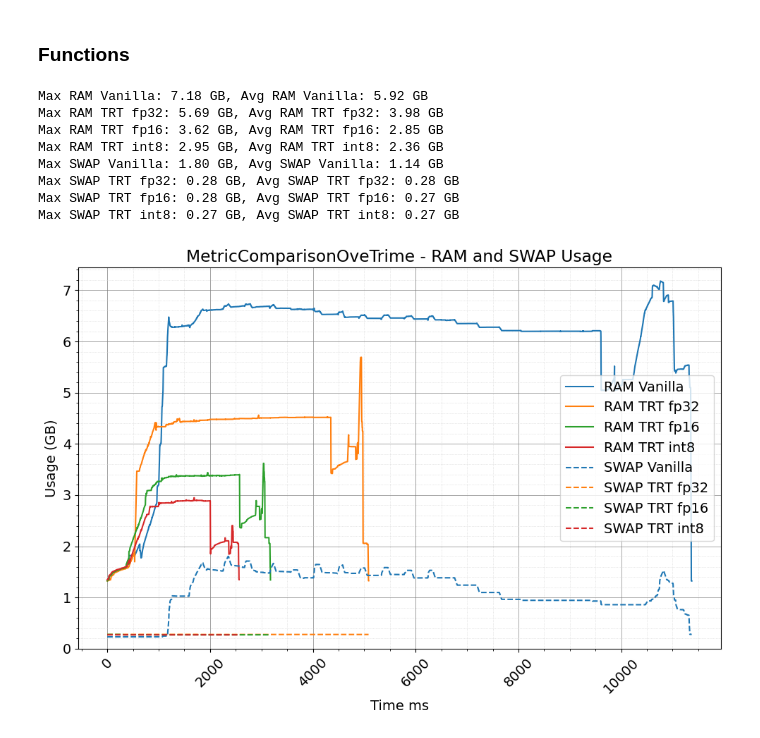
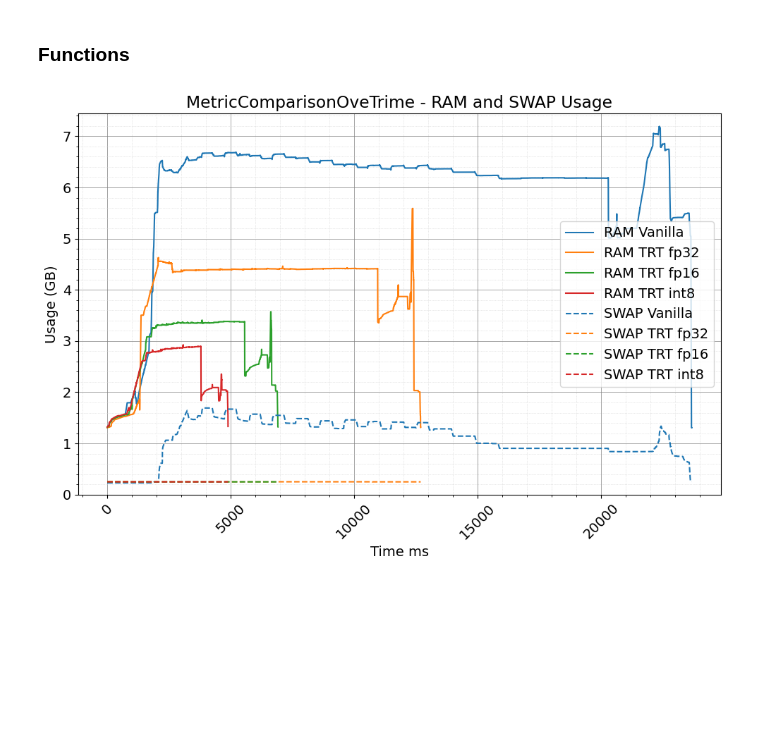
Before and after one commit to Juanx65/ArtTRT, a Jupyter notebook: post_processing/plot_memory_from_tegrastats_logs.ipynb, the cells around one changed output. Drawn from its saved outputs; the diff is of its cells as text; code cells hidden in the pictures; blank space fills up the shorter version.

Commit message:
plotter for memory update

```diff
--- a/post_processing/plot_memory_from_tegrastats_logs.ipynb
+++ b/post_processing/plot_memory_from_tegrastats_logs.ipynb
@@ -66,18 +66,13 @@ def read_data(file_path):
                 time_ms += 1 # estamos probando tegrastats a una taza de sampleo de 1 ms
     return data
 # %%
-def plot_data(metrics, labels, title):
+def plot_memory_one_run_compare(metrics, labels, title):
     # Extraer maxRAM y maxSWAP de los datos (asumiendo que son constantes)
     maxRAM = metrics[0]['maxRAM'] / 1024  # Convertir de MB a GB
     maxSWAP = metrics[0]['maxSWAP'] / 1024  # Convertir de MB a GB
 
-    # Configurar parámetros de la fuente
     plt.rcParams.update({'font.size': 14})
-
-    # Crear figura y ejes
     plt.figure(figsize=(10, 7)).tight_layout()
-
-    # Colores específicos para cada etiqueta
     color_dict = {'Vanilla':'tab:blue', 'TRT fp32':'tab:orange', 'TRT fp16':'tab:green', 'TRT int8':'tab:red'}  # Añadir más etiquetas si es necesario
 
     # Graficar RAM
@@ -88,7 +83,7 @@ def plot_data(metrics, labels, title):
         max_ram = max(ram_in_gb)
         avg_ram = sum(ram_in_gb) / len(ram_in_gb)
 
-        print(f'Max RAM {label}: {max_ram:.2f} GB, Avg RAM {label}: {avg_ram:.2f} GB')
+        #print(f'Max RAM {label}: {max_ram:.2f} GB, Avg RAM {label}: {avg_ram:.2f} GB')
 
     # Graficar SWAP
     for index, (metric, label) in enumerate(zip(metrics, labels)):
@@ -98,13 +93,14 @@ def plot_data(metrics, labels, title):
         max_swap = max(swap_in_gb)
         avg_swap = sum(swap_in_gb) / len(swap_in_gb)
 
-        print(f'Max SWAP {label}: {max_swap:.2f} GB, Avg SWAP {label}: {avg_swap:.2f} GB')
+        #print(f'Max SWAP {label}: {max_swap:.2f} GB, Avg SWAP {label}: {avg_swap:.2f} GB')
 
     # Configurar título y etiquetas
+
     plt.title(f'{title} - RAM and SWAP Usage')
     plt.xlabel('Time ms')
     plt.ylabel('Usage (GB)')
-    plt.ylim(0, max(maxRAM, maxSWAP / 1024))  # Asegurar que el eje Y sea adecuado para ambas series
+    plt.ylim(0, max(maxRAM, maxSWAP))  # Asegurar que el eje Y sea adecuado para ambas series
     plt.legend()
     plt.grid(True)
     plt.grid(which='major', linestyle='-', linewidth='0.5', color='grey')  # Ajusta la grilla principal
@@ -118,25 +252,22 @@ def plot_data(metrics, labels, title):
 # %%
 # Leer datos de cada optimización
-data_vanilla =  read_data('../outputs/tegrastats_log/tegrastats_log_orin_nano/vanilla_resnet152_bs_256_PM0.txt')
-data_trt_fp32 = read_data('../outputs/tegrastats_log/tegrastats_log_orin_nano/fp32_resnet152_bs_256_PM0.txt')
-data_trt_fp16 = read_data('../outputs/tegrastats_log/tegrastats_log_orin_nano/fp16_resnet152_bs_256_PM0.txt')
-data_trt_int8 = read_data('../outputs/tegrastats_log/tegrastats_log_orin_nano/int8_resnet152_bs_256_PM0.txt')
 
+PLATFORM = 'orin_nano'
+POWER_MODE = 'PM1'
+NETWORK = 'resnet152'
+BATCH_SIZE = '256'
+
+data_vanilla =  read_data(f'../outputs/tegrastats_log/tegrastats_log_{PLATFORM}/vanilla_{NETWORK}_bs_{BATCH_SIZE}_{POWER_MODE}.txt')
+data_trt_fp32 = read_data(f'../outputs/tegrastats_log/tegrastats_log_{PLATFORM}/fp32_{NETWORK}_bs_{BATCH_SIZE}_{POWER_MODE}.txt')
+data_trt_fp16 = read_data(f'../outputs/tegrastats_log/tegrastats_log_{PLATFORM}/fp16_{NETWORK}_bs_{BATCH_SIZE}_{POWER_MODE}.txt')
+data_trt_int8  = read_data(f'../outputs/tegrastats_log/tegrastats_log_{PLATFORM}/int8_{NETWORK}_bs_{BATCH_SIZE}_{POWER_MODE}.txt')
 # Graficar los datos
-plot_data(
+plot_memory_one_run_compare(
     [ data_vanilla, data_trt_fp32, data_trt_fp16,data_trt_int8],
     [ 'Vanilla', 'TRT fp32', 'TRT fp16', 'TRT int8'],
     'MetricComparisonOveTrime'
 )
 #[ data_vanilla, data_trt_fp32, data_trt_fp16, data_trt_int8],
 #[ 'Vanilla', 'TRT fp32', 'TRT fp16', 'TRT INT8'],
 # %% [output]
-Max RAM Vanilla: 7.18 GB, Avg RAM Vanilla: 5.92 GB
-Max RAM TRT fp32: 5.69 GB, Avg RAM TRT fp32: 3.98 GB
-Max RAM TRT fp16: 3.62 GB, Avg RAM TRT fp16: 2.85 GB
-Max RAM TRT int8: 2.95 GB, Avg RAM TRT int8: 2.36 GB
-Max SWAP Vanilla: 1.80 GB, Avg SWAP Vanilla: 1.14 GB
-Max SWAP TRT fp32: 0.28 GB, Avg SWAP TRT fp32: 0.28 GB
-Max SWAP TRT fp16: 0.28 GB, Avg SWAP TRT fp16: 0.27 GB
-Max SWAP TRT int8: 0.27 GB, Avg SWAP TRT int8: 0.27 GB
-[figure, old version]
+[figure, new version]
```
Also changed, not shown: parts of 4 cells of this notebook.
